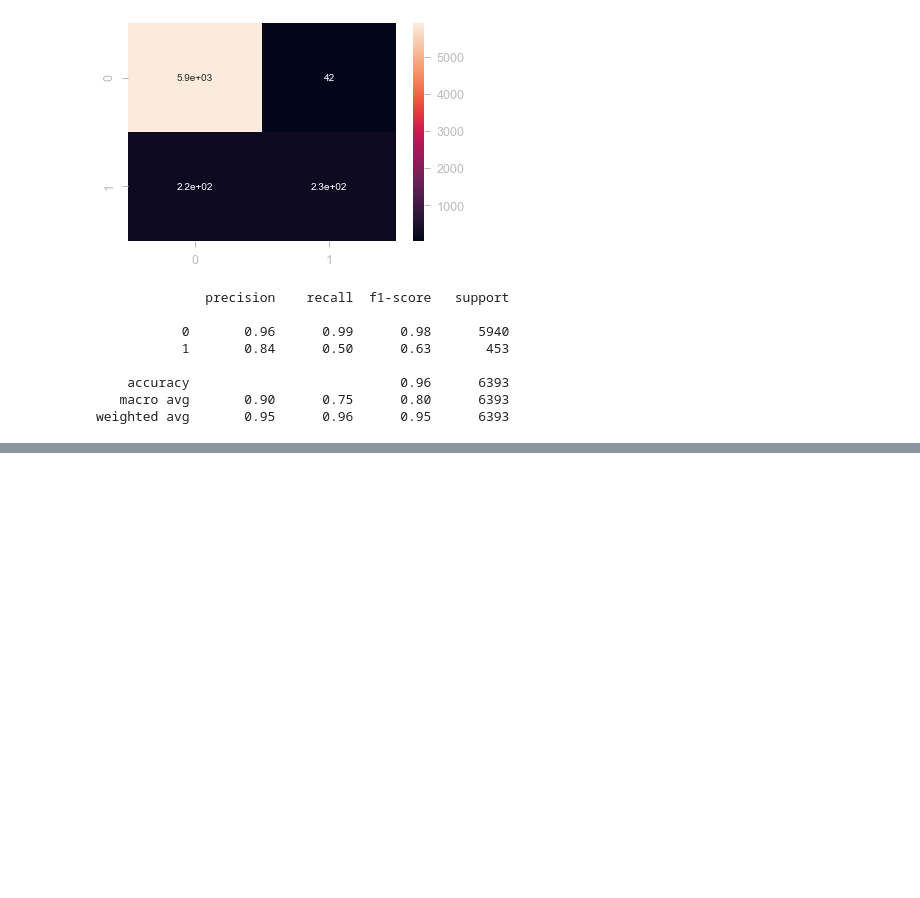
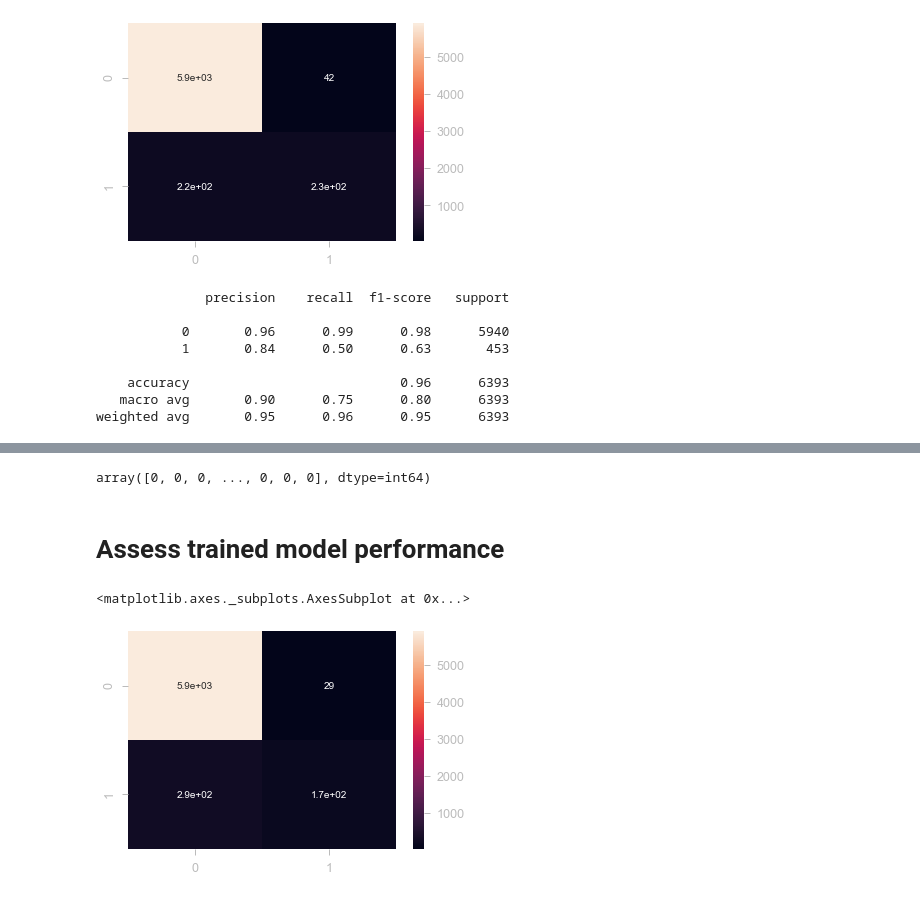
Before and after one commit to phoenix98Glitch/NLP-Twitter-Sentiment-Analysis, a Jupyter notebook: Twitter Sentiment Analysis.ipynb, the cells around one changed output, grey strips where cells are left out. Drawn from its saved outputs; the diff is of its cells as text; code cells hidden in the pictures; blank space fills up the shorter version.

```diff
--- a/Twitter Sentiment Analysis.ipynb
+++ b/Twitter Sentiment Analysis.ipynb
@@ -594,0 +613,13 @@ weighted avg       0.93      0.94      0.92      6393
+# %%
+ensemble.predict(X_test)
+# %% [output]
+array([0, 0, 0, ..., 0, 0, 0], dtype=int64)
+# %% [markdown]
+# Assess trained model performance
+# %%
+Y_predict_test = XGB.predict(X_test)
+cm = confusion_matrix(Y_test, Y_predict_test)
+sns.heatmap(cm, annot=True)
+# %% [output]
+<matplotlib.axes._subplots.AxesSubplot at 0x...>
+[figure, added]
```
Also changed, not shown: parts of 25 cells of this notebook.
